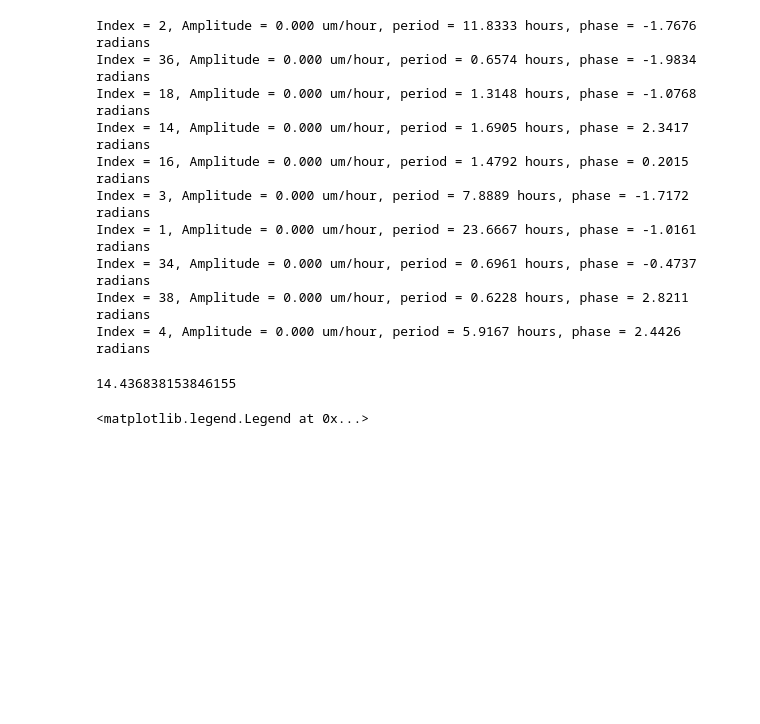
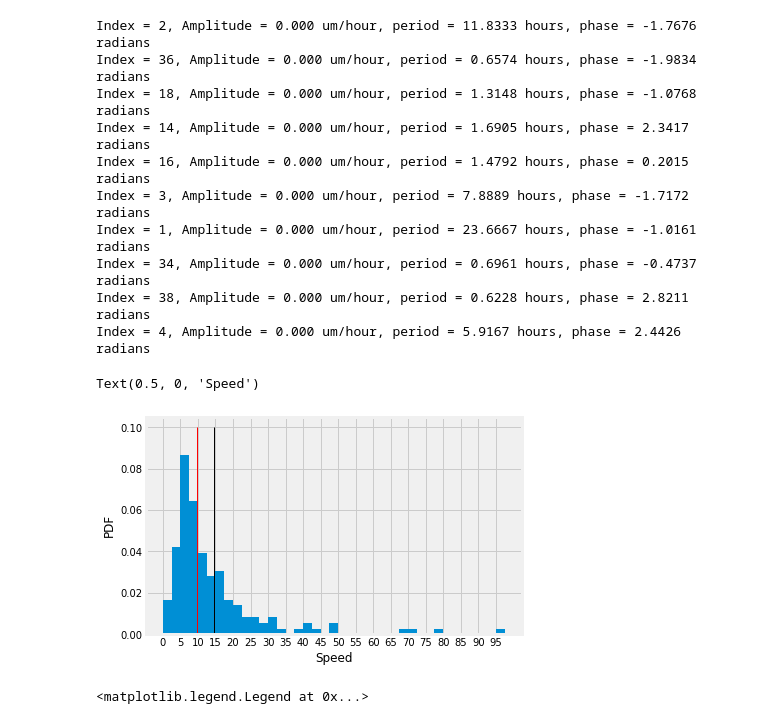
Before and after one commit to OrielBanne/myIPythonNotebooks, a Jupyter notebook: Signal_Processing/DiscreteFourierTransformation.ipynb, the cells around one changed output. Saved outputs shown, nothing was run; the diff lists cells and outputs as text; code cells hidden in the pictures; blank space fills up the shorter version.

```diff
--- a/Signal_Processing/DiscreteFourierTransformation.ipynb
+++ b/Signal_Processing/DiscreteFourierTransformation.ipynb
@@ -206,10 +206,18 @@ Index = 1, Amplitude = 0.000 um/hour, period = 23.6667 hours, phase = -1.0161 ra
 Index = 34, Amplitude = 0.000 um/hour, period = 0.6961 hours, phase = -0.4737 radians
 Index = 38, Amplitude = 0.000 um/hour, period = 0.6228 hours, phase = 2.8211 radians
 Index = 4, Amplitude = 0.000 um/hour, period = 5.9167 hours, phase = 2.4426 radians
-# %%
-np.mean(speed)
-# %% [output]
-14.436838153846155
+# %%
+avg = np.mean(speed)
+median = np.median(speed)
+plt.hist(speed, bins=np.arange(0,100,2.5), density=True);
+plt.vlines(x=avg, ymin=0, ymax = .1, lw=1)
+plt.vlines(x=median, ymin=0, ymax=.1, lw=1, color='red')
+plt.xticks(range(0,100,5));
+plt.ylabel('PDF')
+plt.xlabel('Speed')
+# %% [output]
+Text(0.5, 0, 'Speed')
+[figure, added]
 # %%
 offset = np.mean(speed)
 wave1 = offset + ampl[2]*(np.sin(2*np.pi*hz[2]*t - np.rad2deg(phi[2])))
```
Also changed, not shown: parts of 3 cells of this notebook.
